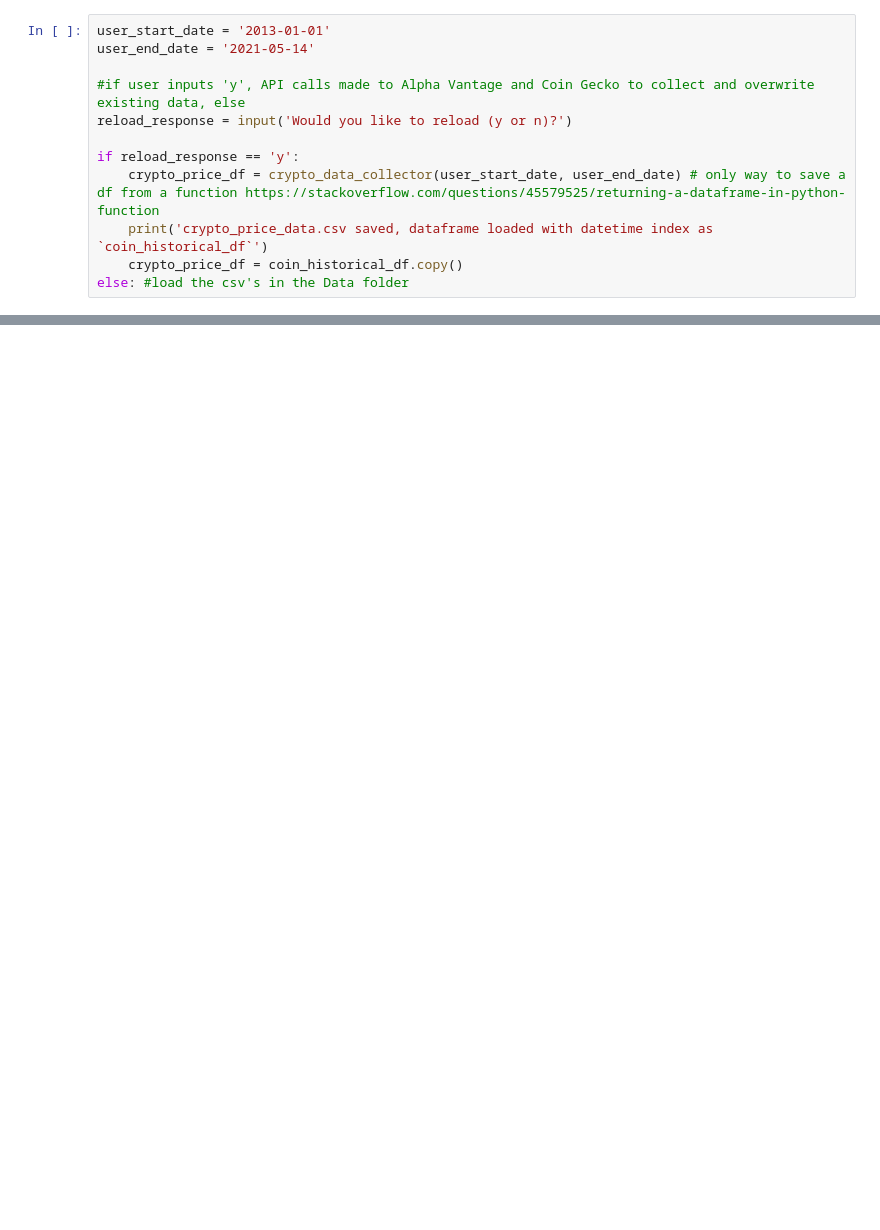
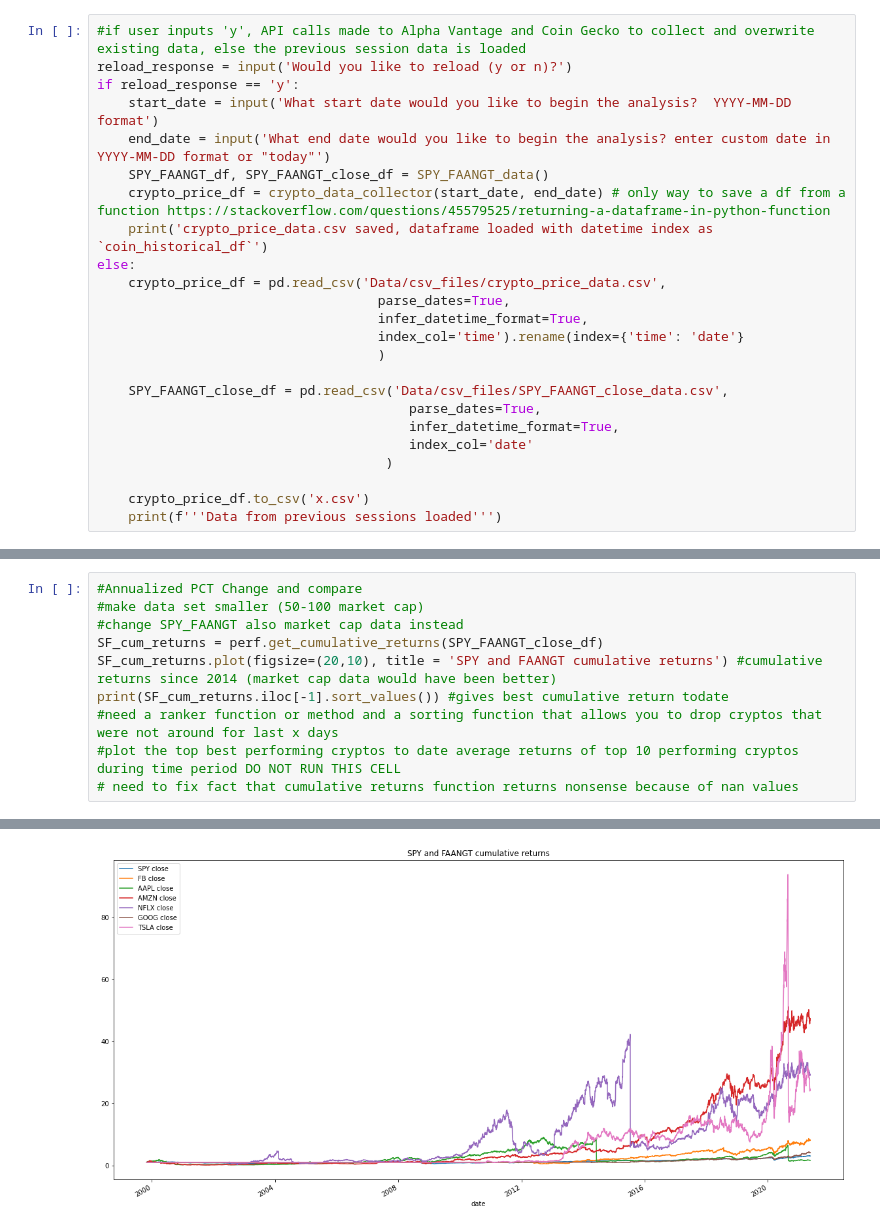
Before and after one commit to mogbuehi/Project_Moon, a Jupyter notebook: Project_Moon.ipynb, the cells around one changed output, grey strips where cells are left out. Drawn from its saved outputs; the diff is of its cells as text; blank space fills up the shorter version.

```diff
--- a/Project_Moon.ipynb
+++ b/Project_Moon.ipynb
@@ -8,13 +13,25 @@ import Data.sp500_data
 # %%
-user_start_date = '2013-01-01'
-user_end_date = '2021-05-14'
+#if user inputs 'y', API calls made to Alpha Vantage and Coin Gecko to collect and overwrite existing data, else the previous session data is loaded
+reload_response = input('Would you like to reload (y or n)?')
+if reload_response == 'y':
+    start_date = input('What start date would you like to begin the analysis?  YYYY-MM-DD format')
+    end_date = input('What end date would you like to begin the analysis? enter custom date in YYYY-MM-DD format or "today"')
+    SPY_FAANGT_df, SPY_FAANGT_close_df = SPY_FAANGT_data()
+    crypto_price_df = crypto_data_collector(start_date, end_date) # only way to save a df from a function https://stackoverflow.com/questions/45579525/returning-a-dataframe-in-python-function
+    print('crypto_price_data.csv saved, dataframe loaded with datetime index as `coin_historical_df`')
+else:
+    crypto_price_df = pd.read_csv('Data/csv_files/crypto_price_data.csv',
+                                    parse_dates=True,
+                                    infer_datetime_format=True,
+                                    index_col='time').rename(index={'time': 'date'}
+                                    )
 
-#if user inputs 'y', API calls made to Alpha Vantage and Coin Gecko to collect and overwrite existing data, else
-reload_response = input('Would you like to reload (y or n)?')
+    SPY_FAANGT_close_df = pd.read_csv('Data/csv_files/SPY_FAANGT_close_data.csv',
+                                        parse_dates=True,
+                                        infer_datetime_format=True,
+                                        index_col='date'
+                                     )
 
-if reload_response == 'y':
-    crypto_price_df = crypto_data_collector(user_start_date, user_end_date) # only way to save a df from a function https://stackoverflow.com/questions/45579525/returning-a-dataframe-in-python-function
-    print('crypto_price_data.csv saved, dataframe loaded with datetime index as `coin_historical_df`')
-    crypto_price_df = coin_historical_df.copy()
-else: #load the csv's in the Data folder
+    crypto_price_df.to_csv('x.csv')
+    print(f'''Data from previous sessions loaded''')
 # %% [output]
@@ -36,0 +42,11 @@ crypto_price_df.head()
+# %%
+#Annualized PCT Change and compare
+#make data set smaller (50-100 market cap)
+#change SPY_FAANGT also market cap data instead
+SF_cum_returns = perf.get_cumulative_returns(SPY_FAANGT_close_df)
+SF_cum_returns.plot(figsize=(20,10), title = 'SPY and FAANGT cumulative returns') #cumulative returns since 2014 (market cap data would have been better)
+print(SF_cum_returns.iloc[-1].sort_values()) #gives best cumulative return todate
+#need a ranker function or method and a sorting function that allows you to drop cryptos that were not around for last x days
+#plot the top best performing cryptos to date average returns of top 10 performing cryptos during time period DO NOT RUN THIS CELL
+# need to fix fact that cumulative returns function returns nonsense because of nan values
+# %% [output]
@@ -36,0 +61 @@ crypto_price_df.head()
+[figure, added]
```
Also changed, not shown: parts of 17 cells of this notebook, 5 other files.
